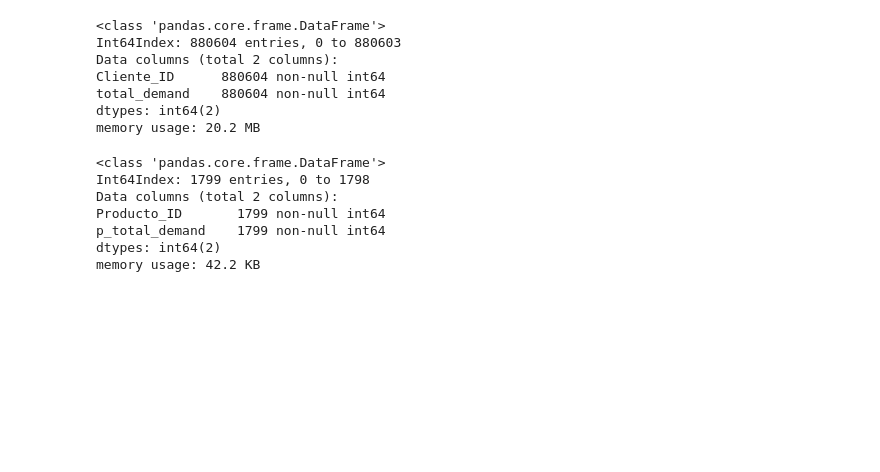
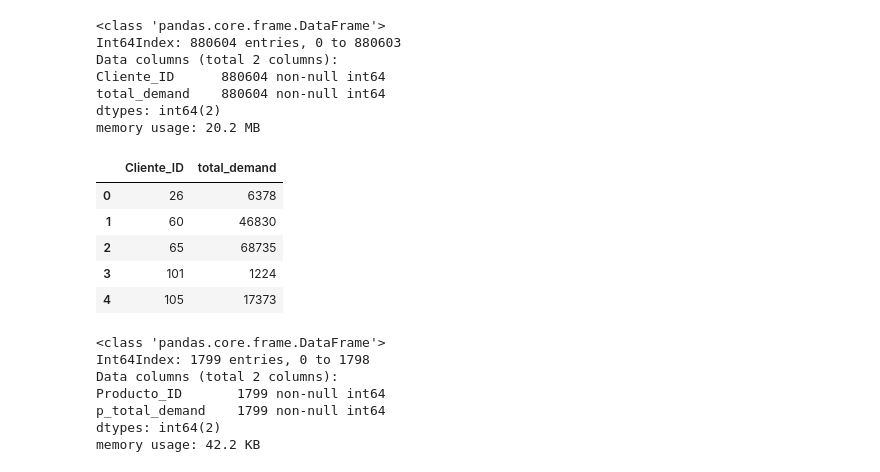
Before and after one commit to berkerkozan/KaggleBimboInventory, a Jupyter notebook: 20 Time series and totals.ipynb, the cells around one changed output. Cells and saved outputs as stored; diff of their text form; code cells hidden in the pictures; blank space fills up the shorter version.

```diff
--- a/20 Time series and totals.ipynb
+++ b/20 Time series and totals.ipynb
@@ -71,6 +71,15 @@ Cliente_ID      880604 non-null int64
 total_demand    880604 non-null int64
 dtypes: int64(2)
 memory usage: 20.2 MB
+# %%
+cliente_demand_total.head()
+# %% [output]
+|  | Cliente_ID | total_demand |
+| 0 | 26 | 6378 |
+| 1 | 60 | 46830 |
+| 2 | 65 | 68735 |
+| 3 | 101 | 1224 |
+| 4 | 105 | 17373 |
 # %%
 product_demand_total = train.groupby('Producto_ID', as_index=False)['Demanda_uni_equil'].sum()
 product_demand_total['p_total_demand']=product_demand_total['Demanda_uni_equil']
```
Also changed, not shown: parts of 27 cells of this notebook, 5 other files.
